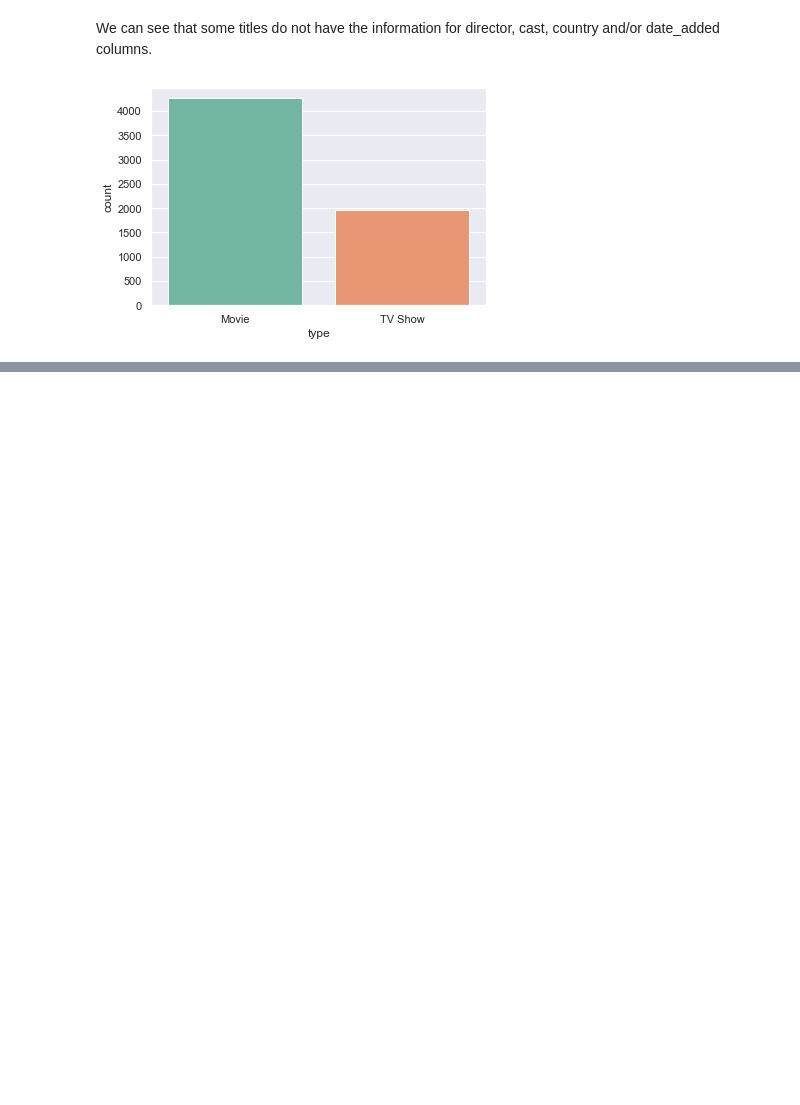
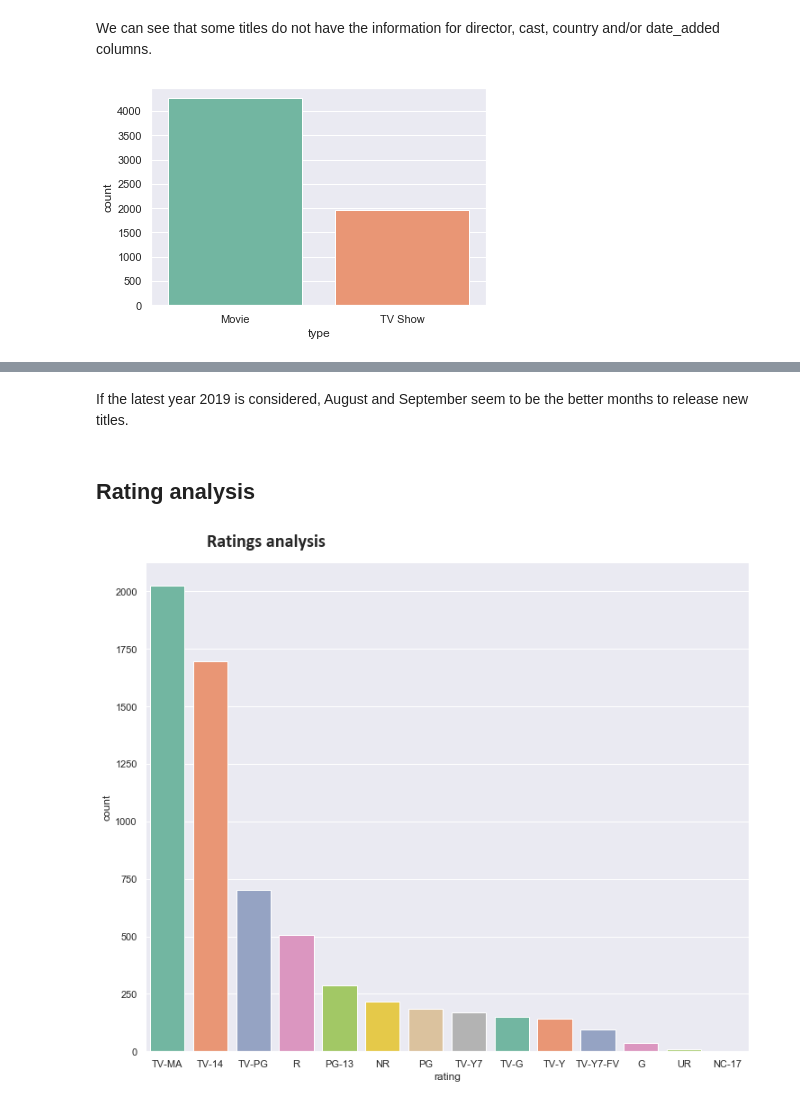
Before and after one commit to xianyaolee/netflix_movies_tv_shows, a Jupyter notebook: netflix_movies_tv_shows.ipynb, the cells around one changed output, grey strips where cells are left out. Cells and saved outputs as stored; diff of their text form; code cells hidden in the pictures; blank space fills up the shorter version.

Commit message:
additional analysis Dec 8 2020

```diff
--- a/netflix_movies_tv_shows.ipynb
+++ b/netflix_movies_tv_shows.ipynb
@@ -65,0 +128,12 @@ Name: country, Length: 554, dtype: int64
+# %% [markdown]
+If the latest year 2019 is considered, August and September seem to be the better months to release new titles.
+# %% [markdown]
+## Rating analysis
+# %%
+netflix_ratings = netflix_overall.dropna(subset=['rating'])
+plt.figure(figsize=(12,10))
+ax = sns.countplot(x='rating',data=netflix_ratings,order=netflix_ratings['rating'].value_counts().index[0:15],palette="Set2")
+ax.set_title('Ratings analysis',fontsize=20, fontfamily='calibri', fontweight='bold', position=(0.2, 1.0+0.02))
+plt.show()
+# %% [output]
+[figure, added]
```
Also changed, not shown: parts of 8 cells of this notebook.
